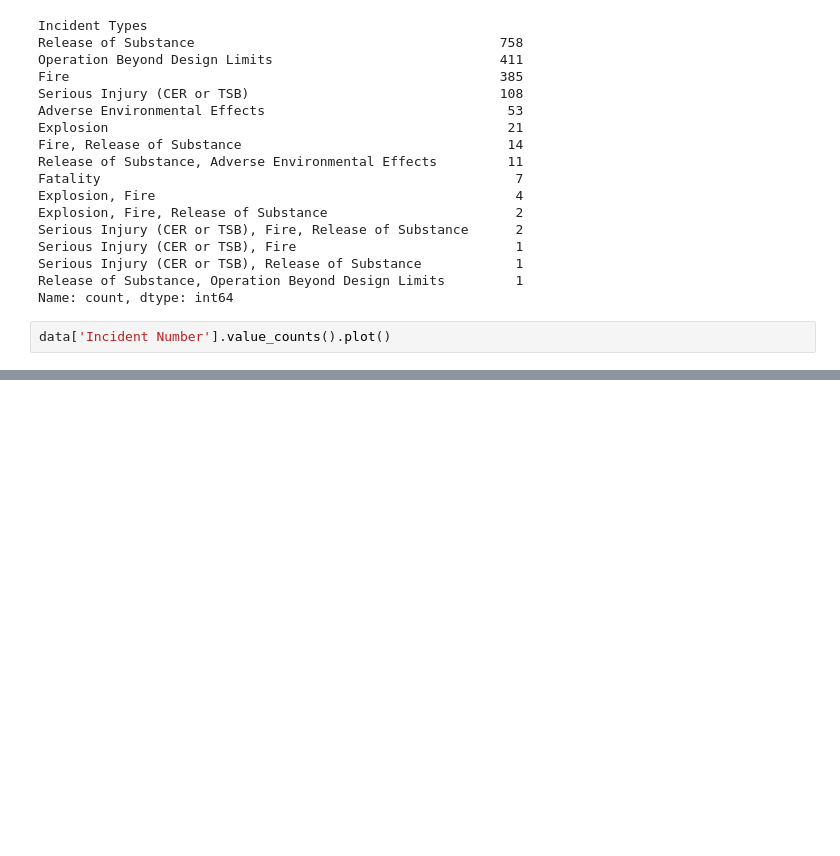
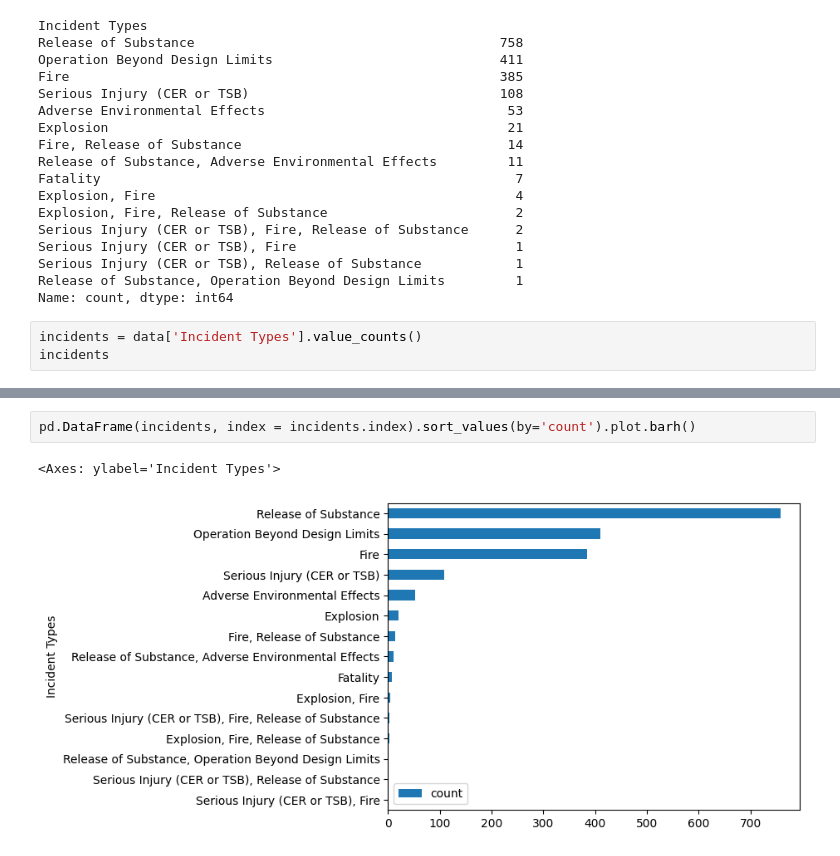
Before and after one commit to omsouravsharma/ClimateChange, a Jupyter notebook: python/Pipeline Incident .ipynb, the cells around one changed output, grey strips where cells are left out. Drawn from its saved outputs; the diff is of its cells as text; blank space fills up the shorter version.

```diff
--- a/python/Pipeline Incident .ipynb
+++ b/python/Pipeline Incident .ipynb
@@ -41,5 +64,6 @@ Serious Injury (CER or TSB), Release of Substance            1
 Release of Substance, Operation Beyond Design Limits         1
 Name: count, dtype: int64
 # %%
-data['Incident Number'].value_counts().plot()
+incidents = data['Incident Types'].value_counts()
+incidents
 # %% [output]
@@ -47,0 +107,5 @@ data['Incident Number'].value_counts().plot()
+# %%
+pd.DataFrame(incidents, index = incidents.index).sort_values(by='count').plot.barh()
+# %% [output]
+<Axes: ylabel='Incident Types'>
+[figure, added]
```
Also changed, not shown: parts of 11 cells of this notebook, 3 other files.
